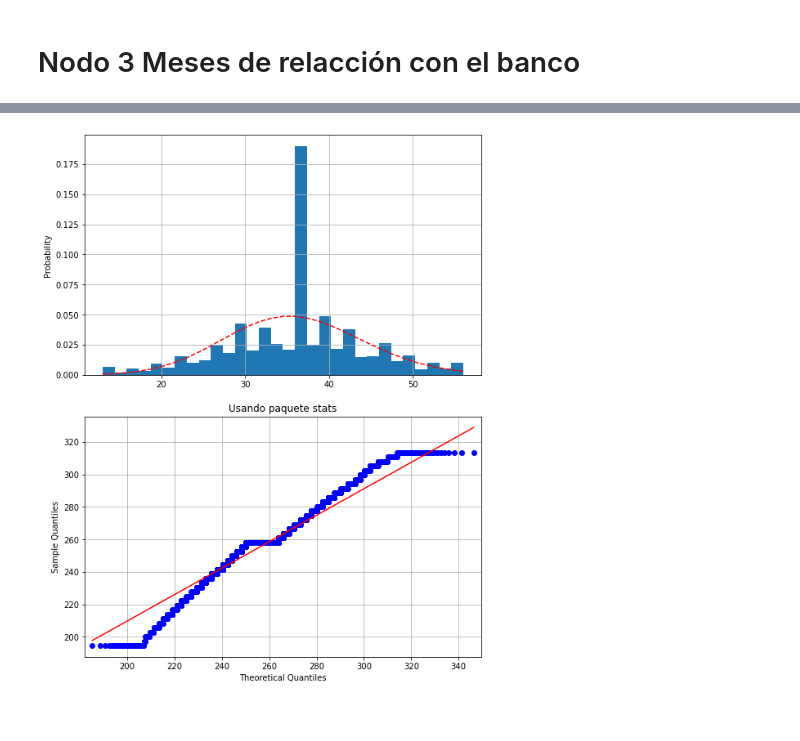
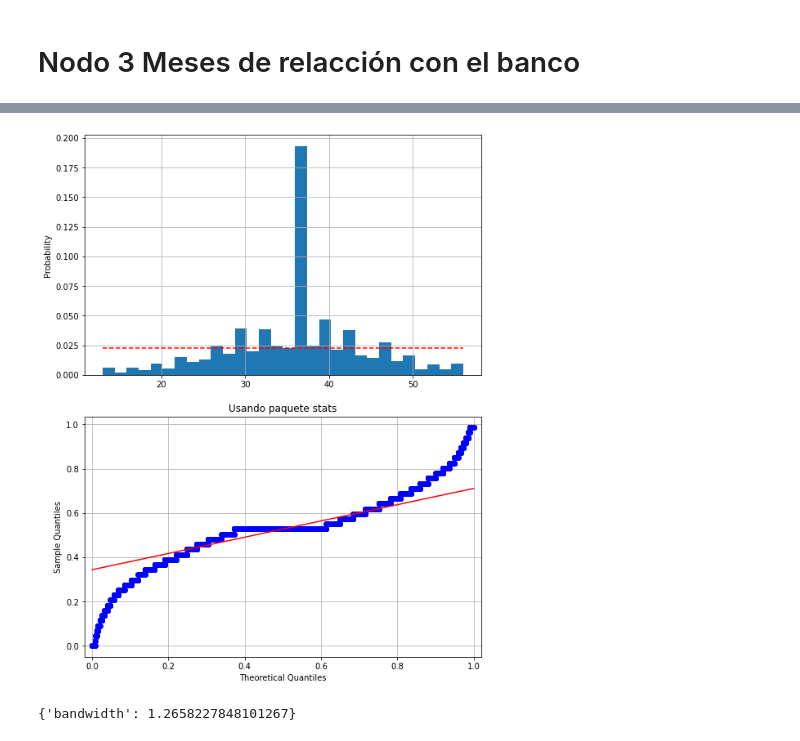
Before and after one commit to IvanArellanoRuelas/ProyectoModulo1_ArellanoI_LafargaI, a Jupyter notebook: ProyectoModulo2_Arellano_Lafarga.ipynb, the cells around one changed output, grey strips where cells are left out. Cells and saved outputs as stored; diff of their text form; code cells hidden in the pictures.

```diff
--- a/ProyectoModulo2_Arellano_Lafarga.ipynb
+++ b/ProyectoModulo2_Arellano_Lafarga.ipynb
@@ -701,4 +727,12 @@ bradford      0.651219
 # %%
-q_q(N_3, 'chi2')
+q_q(N_3, 'bradford')
 # %% [output]
-[figure, old version]
+[figure, new version]
+# %%
+grid = GridSearchCV(KernelDensity(),
+                    {'bandwidth': np.linspace(0, 100, 80)},
+                    cv=20) # 20-fold cross-validation
+grid.fit(N_3[:, None])
+print(grid.best_params_)
+# %% [output]
+{'bandwidth': 1.2658227848101267}
```
Also changed, not shown: parts of 35 cells of this notebook, 2 other files.
